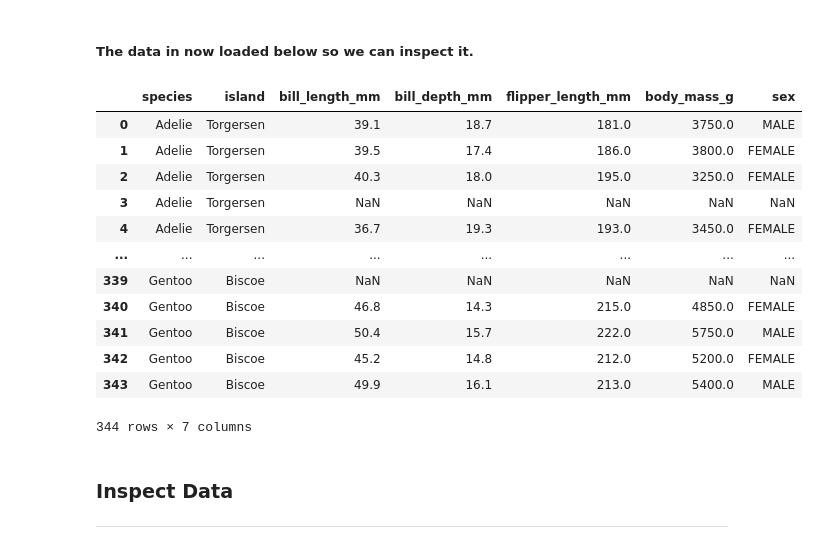
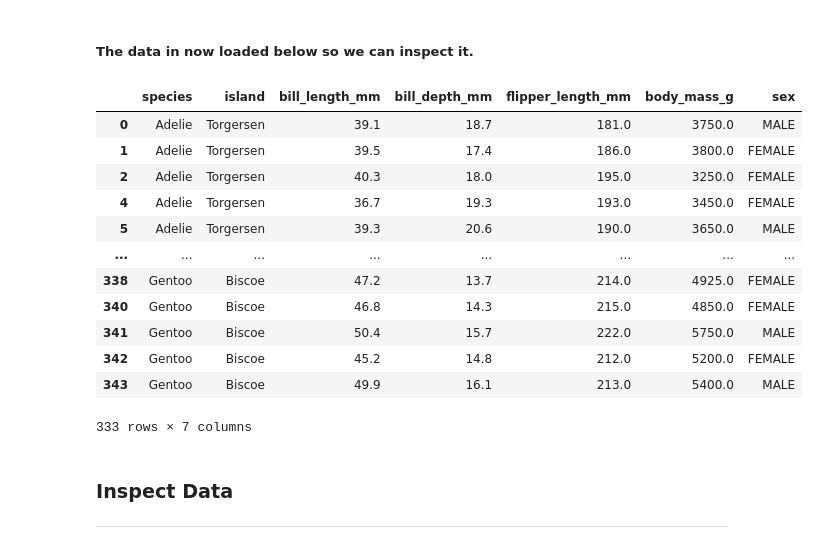
Before and after one commit to hugcamrom/Principles-of-Data-Analytics-Work, a Jupyter notebook: penguins.ipynb, the cells around one changed output. Drawn from its saved outputs; the diff is of its cells as text; code cells hidden in the pictures.

```diff
--- a/penguins.ipynb
+++ b/penguins.ipynb
@@ -39,23 +39,27 @@ import numpy as np
 df = pd.read_csv("https://raw.githubusercontent.com/mwaskom/seaborn-data/master/penguins.csv")
 # %% [markdown]
 ##### The data in now loaded below so we can inspect it.
-# %%
-# Let's have a look.
-df
-# %% [output]
-|  | species | island | bill_length_mm | bill_depth_mm | flipper_length_mm | body_mass_g | sex |
-| 0 | Adelie | Torgersen | 39.1 | 18.7 | 181.0 | 3750.0 | MALE |
-| 1 | Adelie | Torgersen | 39.5 | 17.4 | 186.0 | 3800.0 | FEMALE |
-| 2 | Adelie | Torgersen | 40.3 | 18.0 | 195.0 | 3250.0 | FEMALE |
-| 3 | Adelie | Torgersen | NaN | NaN | NaN | NaN | NaN |
-| 4 | Adelie | Torgersen | 36.7 | 19.3 | 193.0 | 3450.0 | FEMALE |
-| ... | ... | ... | ... | ... | ... | ... | ... |
-| 339 | Gentoo | Biscoe | NaN | NaN | NaN | NaN | NaN |
-| 340 | Gentoo | Biscoe | 46.8 | 14.3 | 215.0 | 4850.0 | FEMALE |
-| 341 | Gentoo | Biscoe | 50.4 | 15.7 | 222.0 | 5750.0 | MALE |
-| 342 | Gentoo | Biscoe | 45.2 | 14.8 | 212.0 | 5200.0 | FEMALE |
-| 343 | Gentoo | Biscoe | 49.9 | 16.1 | 213.0 | 5400.0 | MALE |
-344 rows × 7 columns
+# %%
+# drops all NaN instances.
+# source: https://stackoverflow.com/questions/44548721/remove-row-with-null-value-from-pandas-data-frame
+df = df.dropna(how='any',axis=0)
+
+# Let's have a look.
+df
+# %% [output]
+|  | species | island | bill_length_mm | bill_depth_mm | flipper_length_mm | body_mass_g | sex |
+| 0 | Adelie | Torgersen | 39.1 | 18.7 | 181.0 | 3750.0 | MALE |
+| 1 | Adelie | Torgersen | 39.5 | 17.4 | 186.0 | 3800.0 | FEMALE |
+| 2 | Adelie | Torgersen | 40.3 | 18.0 | 195.0 | 3250.0 | FEMALE |
+| 4 | Adelie | Torgersen | 36.7 | 19.3 | 193.0 | 3450.0 | FEMALE |
+| 5 | Adelie | Torgersen | 39.3 | 20.6 | 190.0 | 3650.0 | MALE |
+| ... | ... | ... | ... | ... | ... | ... | ... |
+| 338 | Gentoo | Biscoe | 47.2 | 13.7 | 214.0 | 4925.0 | FEMALE |
+| 340 | Gentoo | Biscoe | 46.8 | 14.3 | 215.0 | 4850.0 | FEMALE |
+| 341 | Gentoo | Biscoe | 50.4 | 15.7 | 222.0 | 5750.0 | MALE |
+| 342 | Gentoo | Biscoe | 45.2 | 14.8 | 212.0 | 5200.0 | FEMALE |
+| 343 | Gentoo | Biscoe | 49.9 | 16.1 | 213.0 | 5400.0 | MALE |
+333 rows × 7 columns
 # %% [markdown]
 ### Inspect Data
 ***
```
Also changed, not shown: parts of 8 cells of this notebook.
